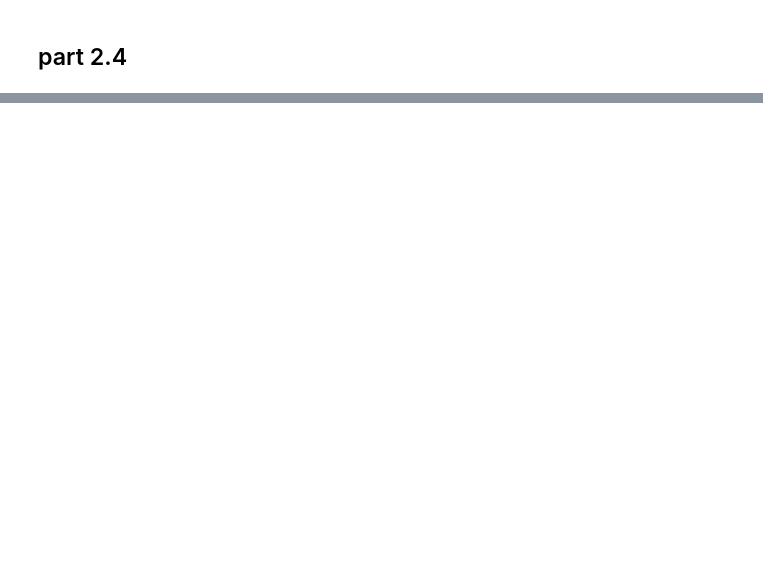
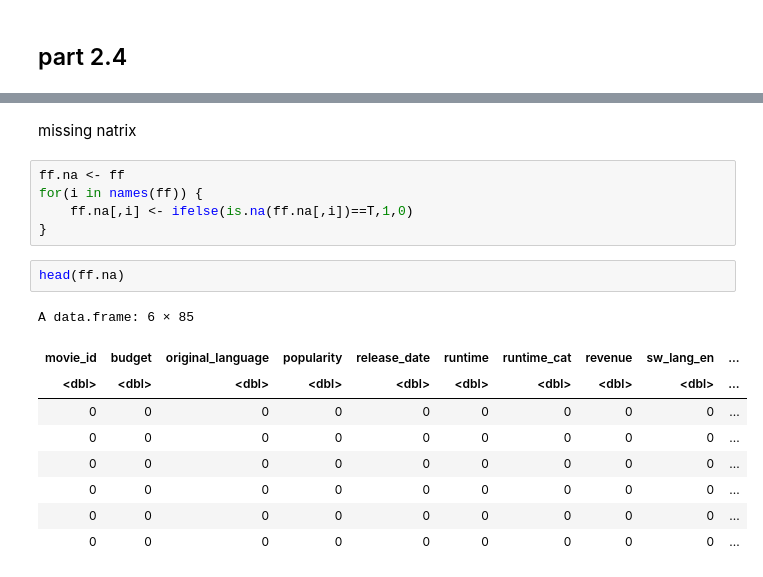
Before and after one commit to rafichn/DataScience, a Jupyter notebook: stats/EDA final with R.ipynb, the cells around one changed output, grey strips where cells are left out. Drawn from its saved outputs; the diff is of its cells as text; blank space fills up the shorter version.

```diff
--- a/stats/EDA final with R.ipynb
+++ b/stats/EDA final with R.ipynb
@@ -162,0 +824,19 @@ ERROR: Error in density.default(ff$revenue): 'x' contains missing values
+# %% [markdown]
+missing natrix
+# %%
+ff.na <- ff
+for(i in names(ff)) {
+    ff.na[,i] <- ifelse(is.na(ff.na[,i])==T,1,0)
+}
+# %%
+head(ff.na)
+# %% [output]
+A data.frame: 6 × 85
+| movie_id | budget | original_language | popularity | release_date | runtime | runtime_cat | revenue | sw_lang_en | ... |
+| <dbl> | <dbl> | <dbl> | <dbl> | <dbl> | <dbl> | <dbl> | <dbl> | <dbl> | ... |
+| 0 | 0 | 0 | 0 | 0 | 0 | 0 | 0 | 0 | ... |
+| 0 | 0 | 0 | 0 | 0 | 0 | 0 | 0 | 0 | ... |
+| 0 | 0 | 0 | 0 | 0 | 0 | 0 | 0 | 0 | ... |
+| 0 | 0 | 0 | 0 | 0 | 0 | 0 | 0 | 0 | ... |
+| 0 | 0 | 0 | 0 | 0 | 0 | 0 | 0 | 0 | ... |
+| 0 | 0 | 0 | 0 | 0 | 0 | 0 | 0 | 0 | ... |
```
Also changed, not shown: parts of 29 cells of this notebook.
